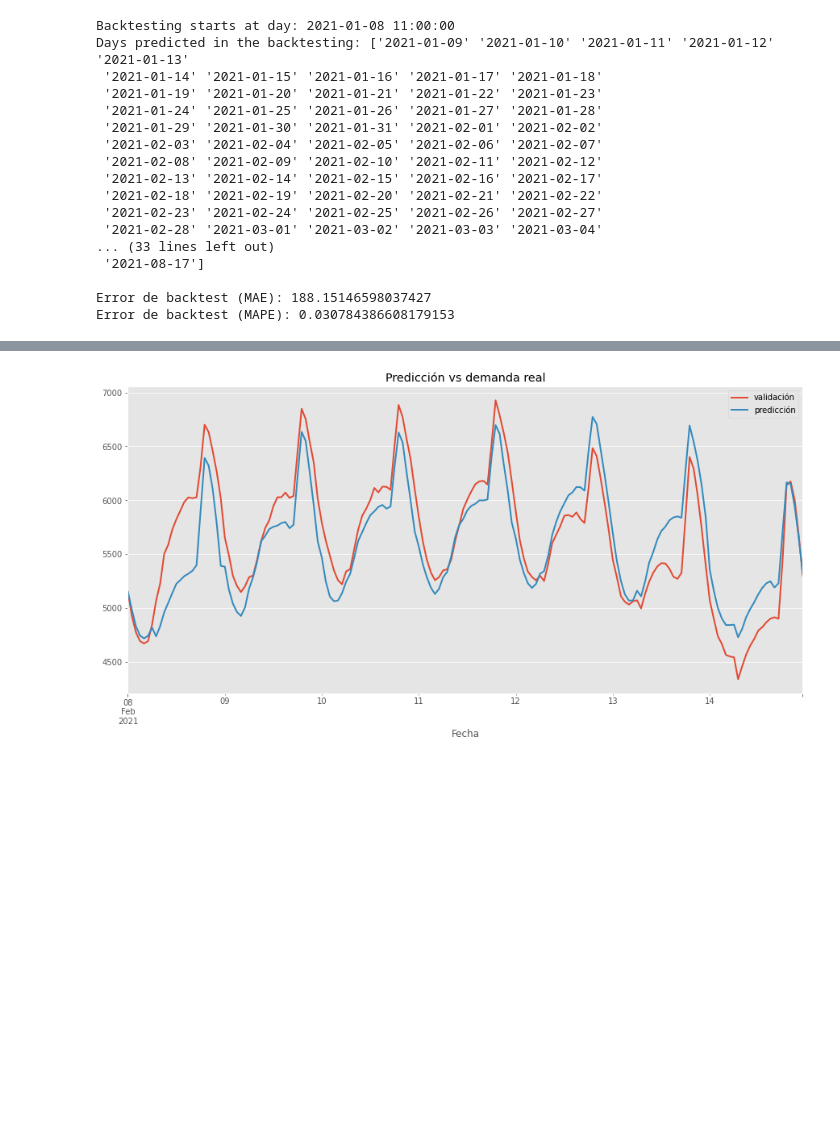
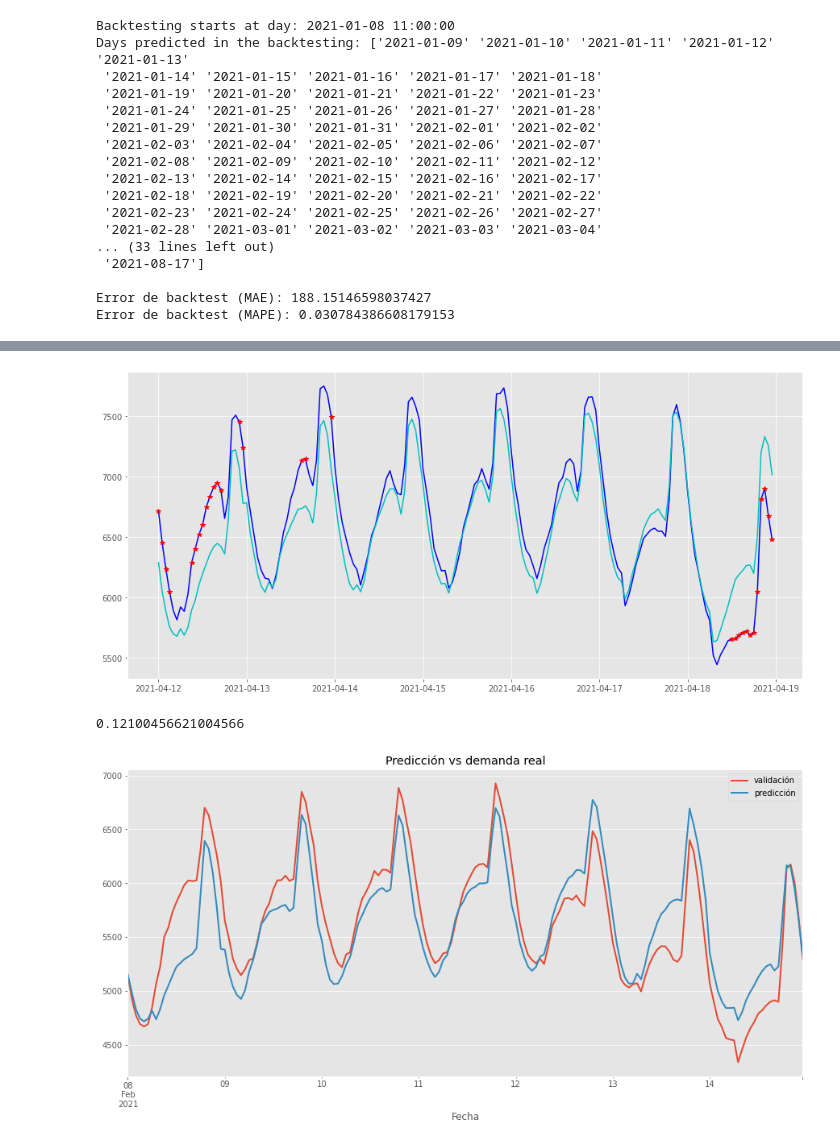
Before and after one commit to juliowaissman/curso-ml-cenace, a Jupyter notebook: taller_GRO.ipynb, the cells around one changed output, grey strips where cells are left out. Drawn from its saved outputs; the diff is of its cells as text; code cells hidden in the pictures; blank space fills up the shorter version.

```diff
--- a/taller_GRO.ipynb
+++ b/taller_GRO.ipynb
@@ -502,3 +524,26 @@ Error de backtest (MAPE): 0.030784386608179153
+# %%
+semana = 15
+
+ina_hora = APE_hora[APE_hora > 0.049]
+dem_ina = df_val.Demanda[df_val.index.isin(ina_hora.index)]
+
+x = df_val[df_val.index.week == semana]
+x_est = predicciones[predicciones.index.week == semana]
+xa = dem_ina[dem_ina.index.week == semana]
+
+plt.figure(figsize=(15,7))
+plt.plot(x.index, x.Demanda, 'b')
+plt.plot(x_est.index, x_est.values, 'c')
+plt.plot(xa.index, xa.values, '*r')
+plt.show()
+
+
+len(ina_hora)
+
+1060/(365*24)
+# %% [output]
+[figure, added]
+0.12100456621004566
 # %%
 semana = 6
 
```
Also changed, not shown: parts of 2 cells of this notebook, 2 other files.
